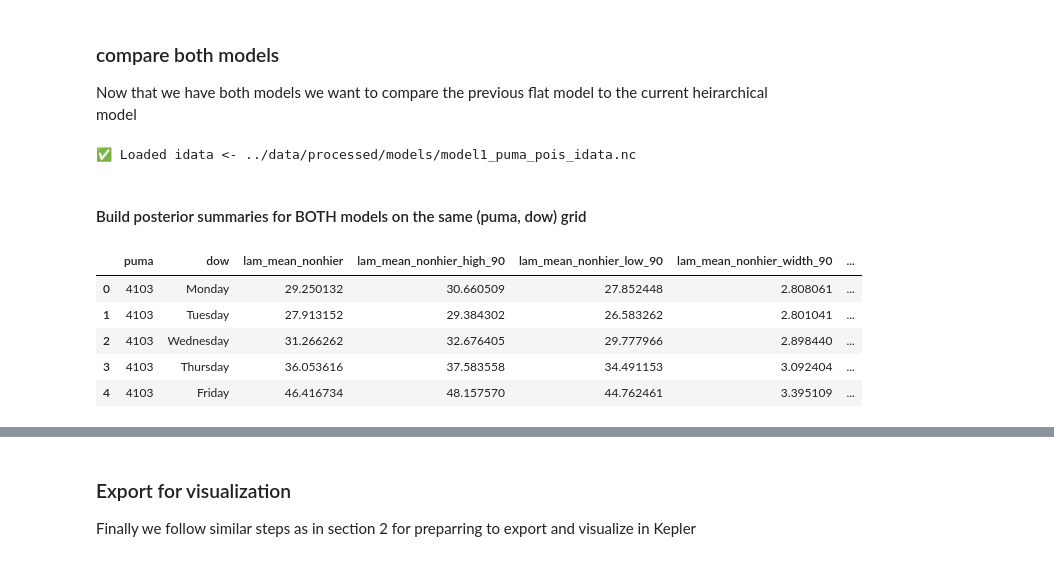
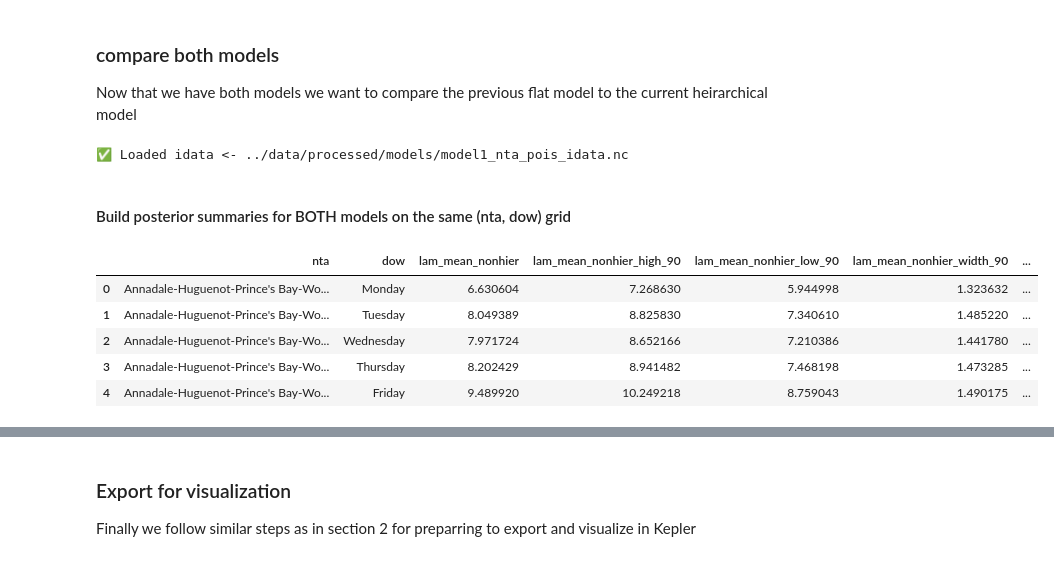
Before and after one commit to mosesmc52/nyc-311-bayesian-noise-models, a Jupyter notebook: notebooks/03_sharing_information_across_neighborhoods.ipynb, the cells around one changed output, grey strips where cells are left out. Cells and saved outputs as stored; diff of their text form; code cells hidden in the pictures.

```diff
--- a/notebooks/03_sharing_information_across_neighborhoods.ipynb
+++ b/notebooks/03_sharing_information_across_neighborhoods.ipynb
@@ -73,17 +68,17 @@ PUMAs to deviate when the data supports it.
 # %%
 # daily_df has: puma, nta_name, puma_idx, nta_idx, dow_idx, daily_count
 
-# Build a unique mapping: puma_idx -> nta_idx
-puma_nta_map = (
-    daily_df[["puma_idx", "nta_idx"]]
+# Build a unique mapping: nta_idx -> puma_idx
+nta_puma_map = (
+    daily_df[["nta_idx", "puma_idx"]]
     .drop_duplicates()
-    .sort_values("puma_idx")
+    .sort_values("nta_idx")
 )
 
-# sanity check: each puma maps to exactly 1 nta
-assert puma_nta_map["puma_idx"].is_unique, "A PUMA maps to multiple NTAs (check your join)."
+# sanity check: each nta maps to exactly 1 puma
+assert nta_puma_map["nta_idx"].is_unique, "An NTA maps to multiple PUMAs (check your join)."
 
-puma_to_nta_idx = puma_nta_map["nta_idx"].to_numpy()  # shape (n_puma,)
+nta_to_puma_idx = nta_puma_map["puma_idx"].to_numpy()  # shape (n_nta,)
 # %% [markdown]
 ### Constructing the Group Model
 # %% [markdown]
@@ -95,5 +90,5 @@ This tells the model which PUMA each observation belongs to.
 # %%
-puma_idx_obs = daily_df["puma_idx"].to_numpy(dtype=int)
+nta_idx_obs = daily_df["nta_idx"].to_numpy(dtype=int)
 # %% [markdown]
 This tells the model what day of the week each observation occurred on.
 # %%
@@ -190,60 +185,62 @@ az.summary(idata_puma_nta_pois)
 ###  compare both models
 Now that we have both models we want to compare the previous flat model to the current heirarchical model
 # %%
-idata_puma_pois = load_idata("../data/processed/models/model1_puma_pois_idata.nc")
+idata_nta_pois = load_idata("../data/processed/models/model1_nta_pois_idata.nc")
 # %% [output]
-✅ Loaded idata <- ../data/processed/models/model1_puma_pois_idata.nc
+✅ Loaded idata <- ../data/processed/models/model1_nta_pois_idata.nc
 # %% [markdown]
-#### Build posterior summaries for BOTH models on the same (puma, dow) grid
+#### Build posterior summaries for BOTH models on the same (nta, dow) grid
 # %%
 
 
 
 
 
-df_model1 = summarize_lam_posterior(idata_puma_pois, "lam_mean_nonhier")
-df_model3 = summarize_lam_posterior(idata_puma_nta_pois, "lam_mean_hier")
+df_model1 = summarize_lam_posterior(idata_nta_pois, "lam_mean_nonhier")
+df_model3 = summarize_lam_posterior(idata_nta_puma_pois, "lam_mean_hier")
 
-df_shrink = df_model1.merge(df_model3, on=["puma", "dow"], how="inner")
+df_shrink = df_model1.merge(df_model3, on=["nta", "dow"], how="inner")
 
 nta_lookup = (
-    df_puma_2021__2024[["puma", "nta_name"]]
+    df_puma_2021__2024[["nta_name", "puma"]]
     .drop_duplicates()
     .assign(
-        nta_puma=lambda d: d["nta_name"].str.strip() + " — " + d["puma"].astype("string")
+        nta=lambda d: d["nta_name"].str.strip(),
+        nta_puma=lambda d: d["nta_name"].str.strip() + " — PUMA " + d["puma"].astype("string")
     )
 )
 
 weekday_mean = (
     df_puma_2021__2024
-    .groupby(["puma", "dow", "created_bucket"], as_index=False)
+    .groupby(["nta_name", "dow", "created_bucket"], as_index=False)
     .agg(daily_complaints=("complaint_count", "sum"))
-    .groupby(["puma", "dow"], as_index=False)
+    .rename(columns={"nta_name": "nta"})
+    .groupby(["nta", "dow"], as_index=False)
     .agg(mean_complaint_count=("daily_complaints", "mean"))
 )
 
 df_shrink = (
     df_shrink
-    .merge(nta_lookup[["puma", "nta_puma"]], on="puma", how="left")
-    .merge(weekday_mean, on=["puma", "dow"], how="left")
+    .merge(nta_lookup[["nta", "nta_puma"]], on="nta", how="left")
+    .merge(weekday_mean, on=["nta", "dow"], how="left")
 )
 
 df_shrink["shrinkage"] = df_shrink["lam_mean_hier"] - df_shrink["lam_mean_nonhier"]
 df_shrink["abs_shrinkage"] = df_shrink["shrinkage"].abs()
 df_shrink["pct_shrinkage"] = np.where(
     df_shrink["lam_mean_nonhier"].abs() > 1e-9,
     df_shrink["shrinkage"] / df_shrink["lam_mean_nonhier"],
     np.nan,
 )
 
 df_shrink.head()
 # %% [output]
-|  | puma | dow | lam_mean_nonhier | lam_mean_nonhier_high_90 | lam_mean_nonhier_low_90 | lam_mean_nonhier_width_90 | ... |
-| 0 | 4103 | Monday | 29.250132 | 30.660509 | 27.852448 | 2.808061 | ... |
-| 1 | 4103 | Tuesday | 27.913152 | 29.384302 | 26.583262 | 2.801041 | ... |
-| 2 | 4103 | Wednesday | 31.266262 | 32.676405 | 29.777966 | 2.898440 | ... |
-| 3 | 4103 | Thursday | 36.053616 | 37.583558 | 34.491153 | 3.092404 | ... |
-| 4 | 4103 | Friday | 46.416734 | 48.157570 | 44.762461 | 3.395109 | ... |
+|  | nta | dow | lam_mean_nonhier | lam_mean_nonhier_high_90 | lam_mean_nonhier_low_90 | lam_mean_nonhier_width_90 | ... |
+| 0 | Annadale-Huguenot-Prince's Bay-Wo... | Monday | 6.630604 | 7.268630 | 5.944998 | 1.323632 | ... |
+| 1 | Annadale-Huguenot-Prince's Bay-Wo... | Tuesday | 8.049389 | 8.825830 | 7.340610 | 1.485220 | ... |
+| 2 | Annadale-Huguenot-Prince's Bay-Wo... | Wednesday | 7.971724 | 8.652166 | 7.210386 | 1.441780 | ... |
+| 3 | Annadale-Huguenot-Prince's Bay-Wo... | Thursday | 8.202429 | 8.941482 | 7.468198 | 1.473285 | ... |
+| 4 | Annadale-Huguenot-Prince's Bay-Wo... | Friday | 9.489920 | 10.249218 | 8.759043 | 1.490175 | ... |
 # %% [markdown]
 This chart shows a shrinkage plot comparing the non-hierarchical Model 1 to the hierarchical Model 2.
 
```
Also changed, not shown: parts of 21 cells of this notebook, 4 other files.
